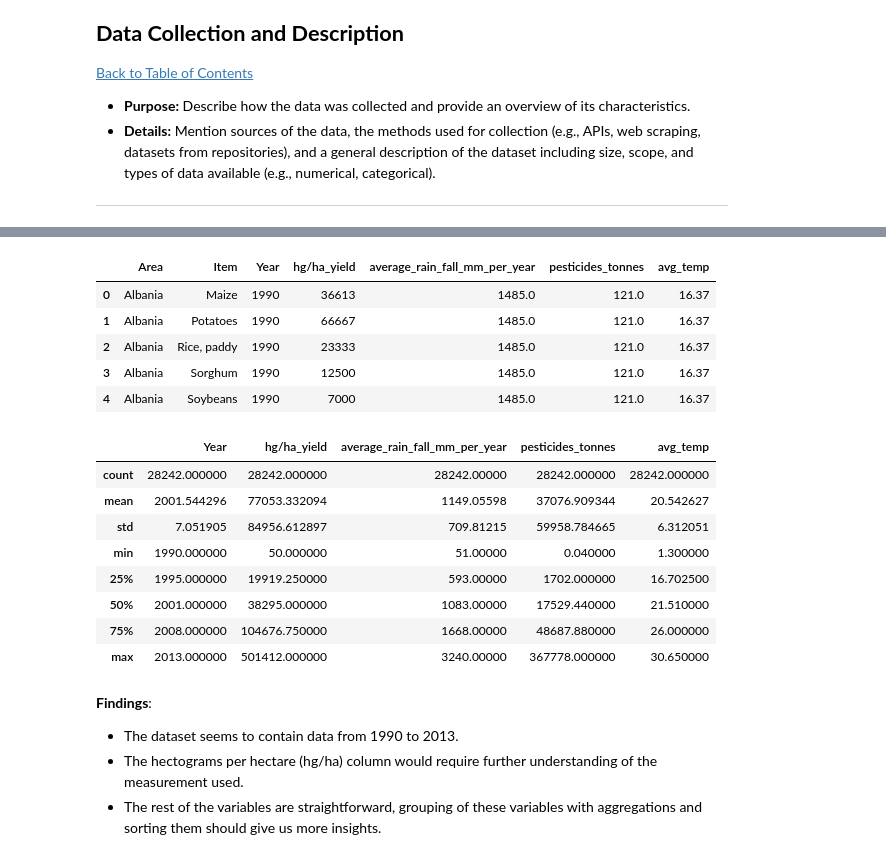
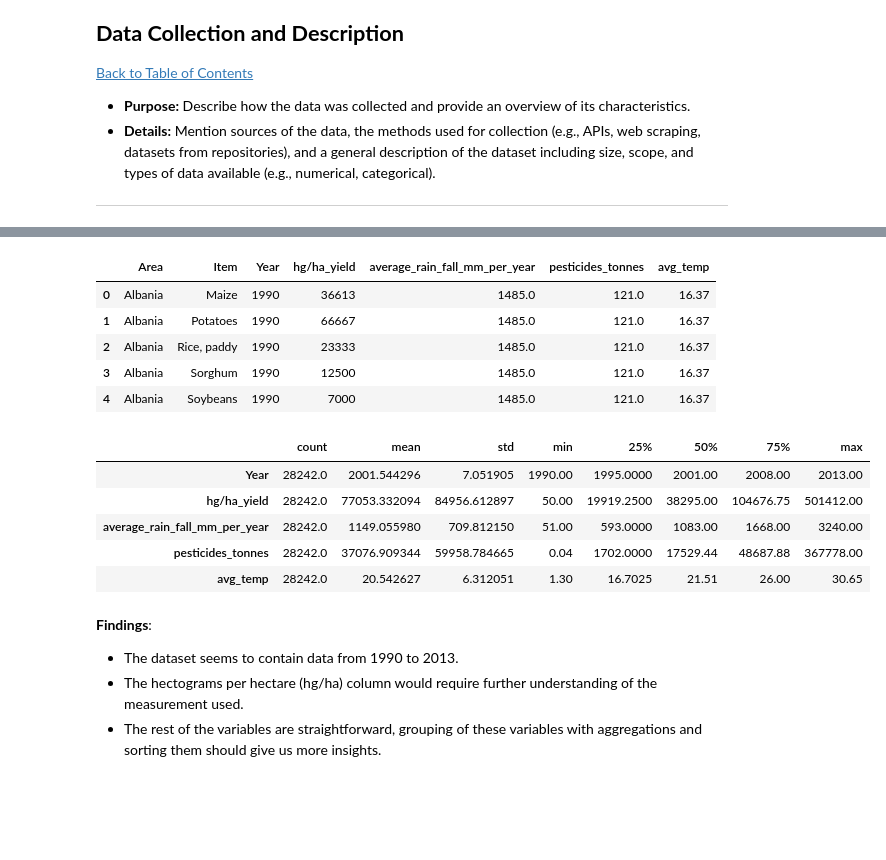
Before and after one commit to KGEbrahim/Workplace-project, a Jupyter notebook: QCTO---Workplace-Module-Notebook-Template-4571.ipynb, the cells around one changed output, grey strips where cells are left out. Drawn from its saved outputs; the diff is of its cells as text; code cells hidden in the pictures; blank space fills up the shorter version.

```diff
--- a/QCTO---Workplace-Module-Notebook-Template-4571.ipynb
+++ b/QCTO---Workplace-Module-Notebook-Template-4571.ipynb
@@ -146,31 +158,27 @@ Data columns (total 7 columns):
  6   avg_temp                       28242 non-null  float64
 dtypes: float64(3), int64(2), object(2)
 memory usage: 1.5+ MB
-# %%
-df_copy.head()
-# It seems that the unnamed column is meant as an index column, I could drop that column seeing that I've already got the standard index to use, this will be done at the initial loading.
-# Previously: Unnamed: 0	Area	Item	Year	hg/ha_yield	average_rain_fall_mm_per_year	pesticides_tonnes	avg_temp
-# %% [output]
-|  | Area | Item | Year | hg/ha_yield | average_rain_fall_mm_per_year | pesticides_tonnes | avg_temp |
-| 0 | Albania | Maize | 1990 | 36613 | 1485.0 | 121.0 | 16.37 |
-| 1 | Albania | Potatoes | 1990 | 66667 | 1485.0 | 121.0 | 16.37 |
-| 2 | Albania | Rice, paddy | 1990 | 23333 | 1485.0 | 121.0 | 16.37 |
-| 3 | Albania | Sorghum | 1990 | 12500 | 1485.0 | 121.0 | 16.37 |
-| 4 | Albania | Soybeans | 1990 | 7000 | 1485.0 | 121.0 | 16.37 |
+# %%
+df_copy.head()
+# Previously: Unnamed: 0	Area	Item	Year	hg/ha_yield	average_rain_fall_mm_per_year	pesticides_tonnes	avg_temp
+# %% [output]
+|  | Area | Item | Year | hg/ha_yield | average_rain_fall_mm_per_year | pesticides_tonnes | avg_temp |
+| 0 | Albania | Maize | 1990 | 36613 | 1485.0 | 121.0 | 16.37 |
+| 1 | Albania | Potatoes | 1990 | 66667 | 1485.0 | 121.0 | 16.37 |
+| 2 | Albania | Rice, paddy | 1990 | 23333 | 1485.0 | 121.0 | 16.37 |
+| 3 | Albania | Sorghum | 1990 | 12500 | 1485.0 | 121.0 | 16.37 |
+| 4 | Albania | Soybeans | 1990 | 7000 | 1485.0 | 121.0 | 16.37 |
 # %%
 # Basic summary check of the numerical variables
 
-df_copy.describe()
+df_copy.describe().T
 # %% [output]
-|  | Year | hg/ha_yield | average_rain_fall_mm_per_year | pesticides_tonnes | avg_temp |
-| count | 28242.000000 | 28242.000000 | 28242.00000 | 28242.000000 | 28242.000000 |
-| mean | 2001.544296 | 77053.332094 | 1149.05598 | 37076.909344 | 20.542627 |
-| std | 7.051905 | 84956.612897 | 709.81215 | 59958.784665 | 6.312051 |
-| min | 1990.000000 | 50.000000 | 51.00000 | 0.040000 | 1.300000 |
-| 25% | 1995.000000 | 19919.250000 | 593.00000 | 1702.000000 | 16.702500 |
-| 50% | 2001.000000 | 38295.000000 | 1083.00000 | 17529.440000 | 21.510000 |
-| 75% | 2008.000000 | 104676.750000 | 1668.00000 | 48687.880000 | 26.000000 |
-| max | 2013.000000 | 501412.000000 | 3240.00000 | 367778.000000 | 30.650000 |
+|  | count | mean | std | min | 25% | 50% | 75% | max |
+| Year | 28242.0 | 2001.544296 | 7.051905 | 1990.00 | 1995.0000 | 2001.00 | 2008.00 | 2013.00 |
+| hg/ha_yield | 28242.0 | 77053.332094 | 84956.612897 | 50.00 | 19919.2500 | 38295.00 | 104676.75 | 501412.00 |
+| average_rain_fall_mm_per_year | 28242.0 | 1149.055980 | 709.812150 | 51.00 | 593.0000 | 1083.00 | 1668.00 | 3240.00 |
+| pesticides_tonnes | 28242.0 | 37076.909344 | 59958.784665 | 0.04 | 1702.0000 | 17529.44 | 48687.88 | 367778.00 |
+| avg_temp | 28242.0 | 20.542627 | 6.312051 | 1.30 | 16.7025 | 21.51 | 26.00 | 30.65 |
 # %% [markdown]
 **Findings**:
 - The dataset seems to contain data from 1990 to 2013.
```
Also changed, not shown: parts of 24 cells of this notebook.
